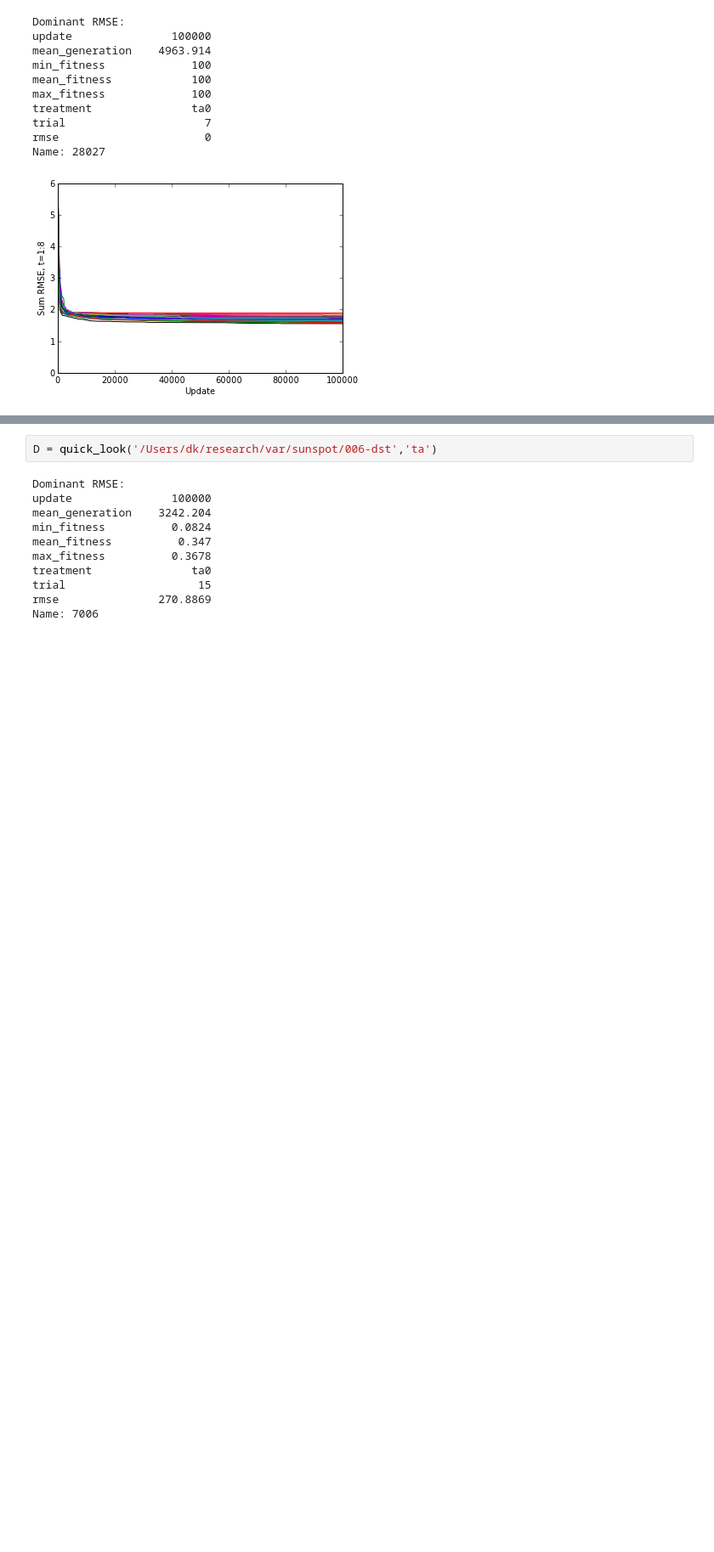
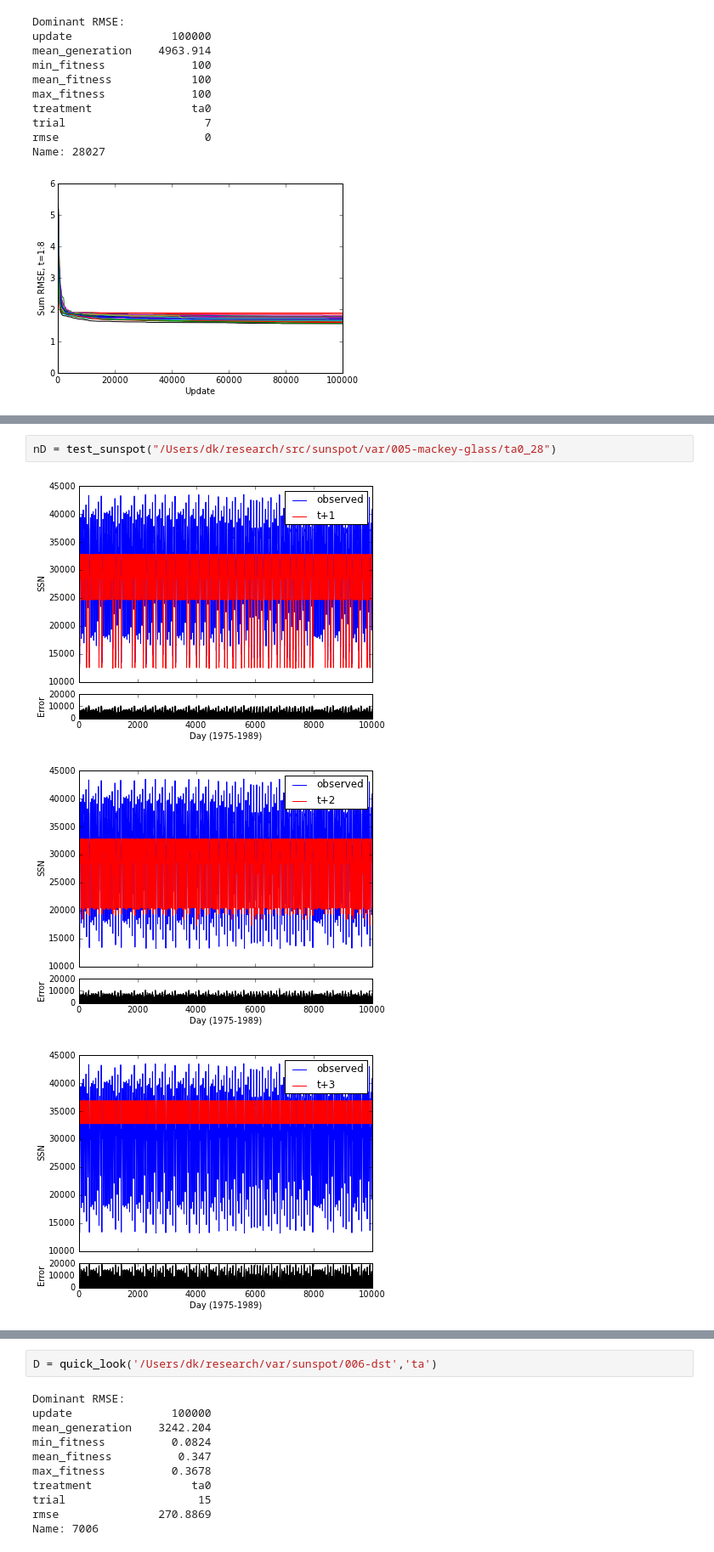
Before and after one commit to mmirmomeni/sunspot, a Jupyter notebook: math/sunspot.ipynb, the cells around one changed output, grey strips where cells are left out. Shown at 85% size. Cells and saved outputs as stored; diff of their text form; blank space fills up the shorter version.

```diff
--- a/math/sunspot.ipynb
+++ b/math/sunspot.ipynb
@@ -144,0 +215,6 @@ Name: 28027
+# %%
+nD = test_sunspot("/Users/dk/research/src/sunspot/var/005-mackey-glass/ta0_28")
+# %% [output]
+[figure, added]
+[figure, added]
+[figure, added]
```
Also changed, not shown: parts of 8 cells of this notebook, 18 other files.
